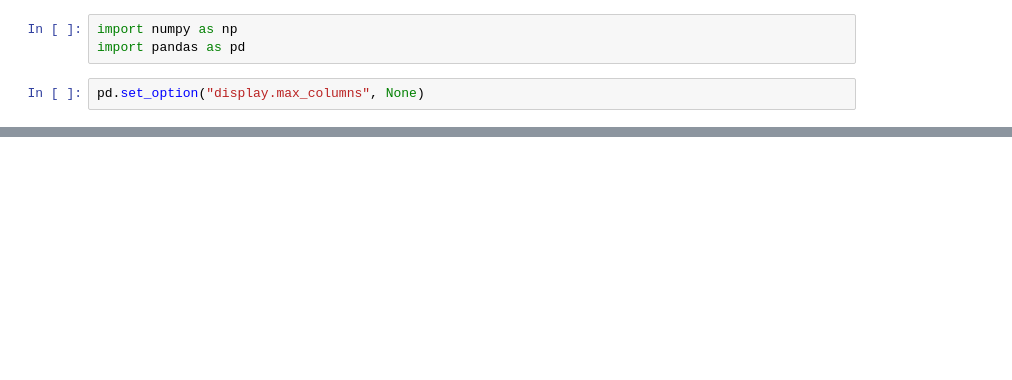
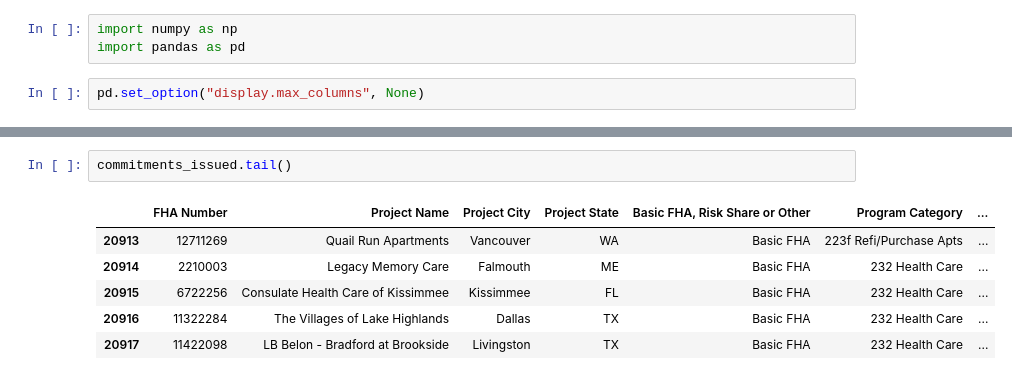
Before and after one commit to aleclhartman/personal_projects, a Jupyter notebook: testfit_wrangle.ipynb, the cells around one changed output, grey strips where cells are left out. Cells and saved outputs as stored; diff of their text form; blank space fills up the shorter version.

```diff
--- a/testfit_wrangle.ipynb
+++ b/testfit_wrangle.ipynb
@@ -39,0 +39,9 @@ Name: property_category_name, dtype: int64
+# %%
+commitments_issued.tail()
+# %% [output]
+|  | FHA Number | Project Name | Project City | Project State | Basic FHA, Risk Share or Other | Program Category | ... |
+| 20913 | 12711269 | Quail Run Apartments | Vancouver | WA | Basic FHA | 223f Refi/Purchase Apts | ... |
+| 20914 | 2210003 | Legacy Memory Care | Falmouth | ME | Basic FHA | 232 Health Care | ... |
+| 20915 | 6722256 | Consulate Health Care of Kissimmee | Kissimmee | FL | Basic FHA | 232 Health Care | ... |
+| 20916 | 11322284 | The Villages of Lake Highlands | Dallas | TX | Basic FHA | 232 Health Care | ... |
+| 20917 | 11422098 | LB Belon - Bradford at Brookside | Livingston | TX | Basic FHA | 232 Health Care | ... |
```
Also changed, not shown: parts of 5 cells of this notebook, 1 other file.
